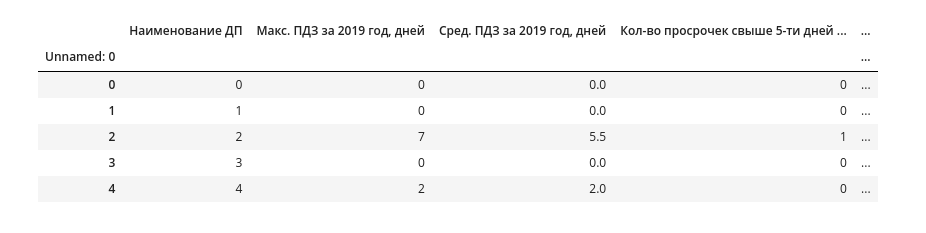
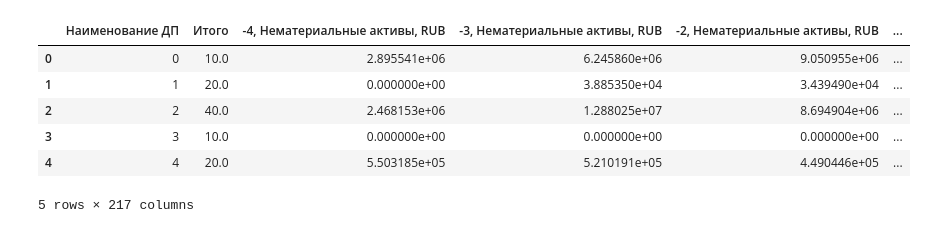
Before and after one commit to YurchenkoPO/McKinsey_Severstal_Hack_2022, a Jupyter notebook: notebooks/yurchenko.ipynb, the cells around one changed output. Cells and saved outputs as stored; diff of their text form; code cells hidden in the pictures.

```diff
--- a/notebooks/yurchenko.ipynb
+++ b/notebooks/yurchenko.ipynb
@@ -22,13 +21,21 @@ from server2022.data.processed.prepare_data import *
 
 # cbr = pd.read_csv('../data/raw/cbr.csv')
 # inflation = pd.read_csv('../data/raw/inflation.csv')
+# %%
+#df = create_df_0years_known()
+df = create_df_1year_known()
+# %%
+feat_gen = Feature_gen(-4, -1)
+df = feat_gen.preprocessing_before_fitting(df)
+df = df.loc[:, [col for col in df.columns if 'Факт' not in col]]
+df = df.fillna(0)
 # %%
-agents2019.head()
+df.head()
 # %% [output]
-|  | Наименование ДП | Макс. ПДЗ за 2019 год, дней | Сред. ПДЗ за 2019 год, дней | Кол-во просрочек свыше 5-ти дней ... | ... |
-| Unnamed: 0 |  |  |  |  | ... |
-| 0 | 0 | 0 | 0.0 | 0 | ... |
-| 1 | 1 | 0 | 0.0 | 0 | ... |
-| 2 | 2 | 7 | 5.5 | 1 | ... |
-| 3 | 3 | 0 | 0.0 | 0 | ... |
-| 4 | 4 | 2 | 2.0 | 0 | ... |
+|  | Наименование ДП | Итого | -4, Нематериальные активы, RUB | -3, Нематериальные активы, RUB | -2, Нематериальные активы, RUB | ... |
+| 0 | 0 | 10.0 | 2.895541e+06 | 6.245860e+06 | 9.050955e+06 | ... |
+| 1 | 1 | 20.0 | 0.000000e+00 | 3.885350e+04 | 3.439490e+04 | ... |
+| 2 | 2 | 40.0 | 2.468153e+06 | 1.288025e+07 | 8.694904e+06 | ... |
+| 3 | 3 | 10.0 | 0.000000e+00 | 0.000000e+00 | 0.000000e+00 | ... |
+| 4 | 4 | 20.0 | 5.503185e+05 | 5.210191e+05 | 4.490446e+05 | ... |
+5 rows × 217 columns
```
Also changed, not shown: parts of 11 cells of this notebook, 1 other file.
